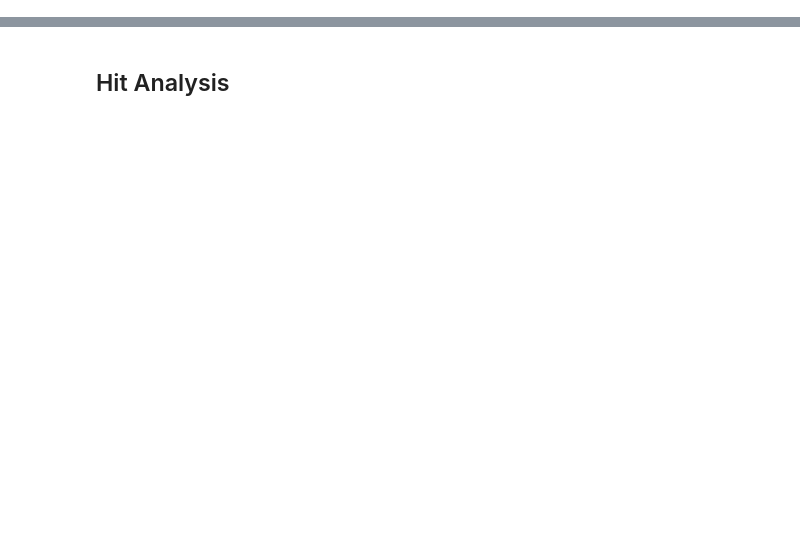
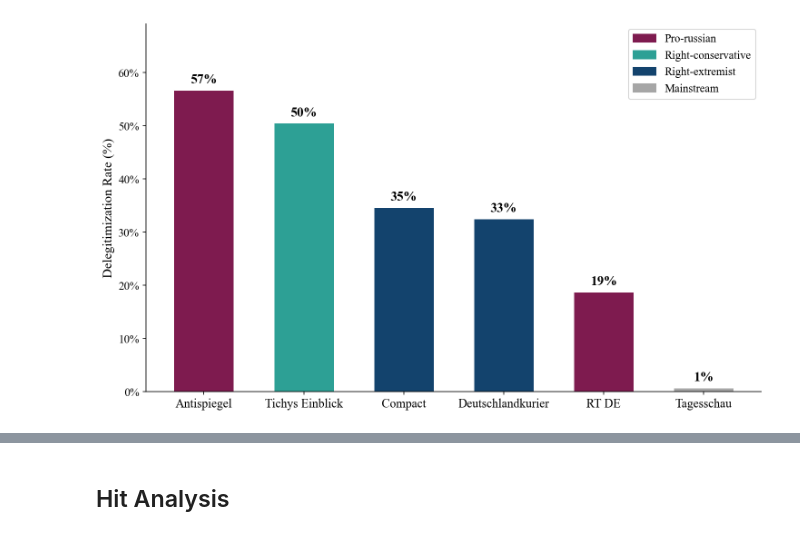
Before and after one commit to mattishaumann/Thesis, a Jupyter notebook: 03_Framing/Media_Framing_Analysis/Framing_Results_Rerun.ipynb, the cells around one changed output, grey strips where cells are left out. Drawn from its saved outputs; the diff is of its cells as text; code cells hidden in the pictures; blank space fills up the shorter version.

```diff
--- a/03_Framing/Media_Framing_Analysis/Framing_Results_Rerun.ipynb
+++ b/03_Framing/Media_Framing_Analysis/Framing_Results_Rerun.ipynb
@@ -24,0 +46,11 @@ memory usage: 1.3 MB
+# %%
+# ── Apply all filters once ───────────────────────────────────────────────────
+# Remove IRRELEVANT classifications and Tagesschau (reference outlet, not target)
+print(f"Before filtering:  {len(df):,} rows")
+
+df = df[
+    (df["category"] != "IRRELEVANT")
+].copy()
+
+print(f"After filtering:   {len(df):,} rows")
+print(f"Sources remaining: {sorted(df['source'].unique())}")
@@ -24,0 +61,77 @@ memory usage: 1.3 MB
+# %%
+# ── Delegitimisation rate per outlet (incl. Tagesschau as reference) ──────────
+# Computed on df AFTER removing IRRELEVANT, BEFORE removing Tagesschau
+
+import matplotlib as mpl
+mpl.rcParams["font.family"] = "Times New Roman"
+
+OUTLET_GROUPS = {
+    "RT DE":             {"label": "RT DE",            "color": "#7e1b4f", "group": "Pro-russian"},
+    "Antispiegel":       {"label": "Antispiegel",       "color": "#7e1b4f", "group": "Pro-russian"},
+    "Deutschlandkurier": {"label": "Deutschlandkurier", "color": "#13436d", "group": "Right-extremist"},
+    "Compact":           {"label": "Compact",           "color": "#13436d", "group": "Right-extremist"},
+    "NIUS":              {"label": "NIUS",              "color": "#2da095", "group": "Right-conservative"},
+    "Tichys Einblick":   {"label": "Tichys Einblick",  "color": "#2da095", "group": "Right-conservative"},
+    "Tagesschau":        {"label": "Tagesschau",        "color": "#a6a6a6", "group": "Mainstream"},
+}
+
+total_hits   = df.groupby("source").size()
+framing_hits = df[df["category"] != "NEUTRAL"].groupby("source").size()
+deleg_rate   = (framing_hits / total_hits).dropna()
+
+plot_data = (
+    deleg_rate
+    .rename("rate")
+    .reset_index()
+    .rename(columns={"source": "outlet"})
+    .assign(
+        label = lambda d: d["outlet"].map(lambda o: OUTLET_GROUPS.get(o, {}).get("label", o)),
+        color = lambda d: d["outlet"].map(lambda o: OUTLET_GROUPS.get(o, {}).get("color", "#aaaaaa")),
+        group = lambda d: d["outlet"].map(lambda o: OUTLET_GROUPS.get(o, {}).get("group", "Other")),
+    )
+)
+plot_data = (
+    plot_data[plot_data["outlet"].isin(OUTLET_GROUPS)]
+    .sort_values("rate", ascending=False)
+    .reset_index(drop=True)
+)
+
+fig, ax = plt.subplots(figsize=(10, 6))
+bars = ax.bar(
+    plot_data["label"], plot_data["rate"] * 100,
+    color=plot_data["color"], edgecolor="white", linewidth=0.5, width=0.6
+)
+for bar, (_, row) in zip(bars, plot_data.iterrows()):
+    ax.text(
+        bar.get_x() + bar.get_width() / 2,
+        bar.get_height() + 0.8,
+        f"{row['rate']*100:.0f}%",
+        ha="center", va="bottom", fontsize=14, fontweight="bold",
+        fontfamily="Times New Roman"
+    )
+
+ax.set_ylabel("Delegitimization Rate (%)", fontsize=14)
+ax.set_ylim(0, max(plot_data["rate"] * 100) * 1.22)
+ax.yaxis.set_major_formatter(plt.FuncFormatter(lambda x, _: f"{x:.0f}%"))
+ax.tick_params(axis="x", labelsize=13)
+ax.tick_params(axis="y", labelsize=12)
+
+ax.yaxis.grid(False)
+ax.xaxis.grid(False)
+ax.set_axisbelow(False)
+ax.spines[["top", "right"]].set_visible(False)
+
+from matplotlib.patches import Patch
+seen = {}
+for _, row in plot_data.iterrows():
+    if row["group"] not in seen:
+        seen[row["group"]] = row["color"]
+ax.legend(
+    handles=[Patch(color=c, label=g) for g, c in seen.items()],
+    frameon=True, loc="upper right",
+    prop={"family": "Times New Roman", "size": 12}
+)
+plt.tight_layout()
+plt.show()
+# %% [output]
+[figure, added]
```
Also changed, not shown: parts of 22 cells of this notebook, 5 other files.
